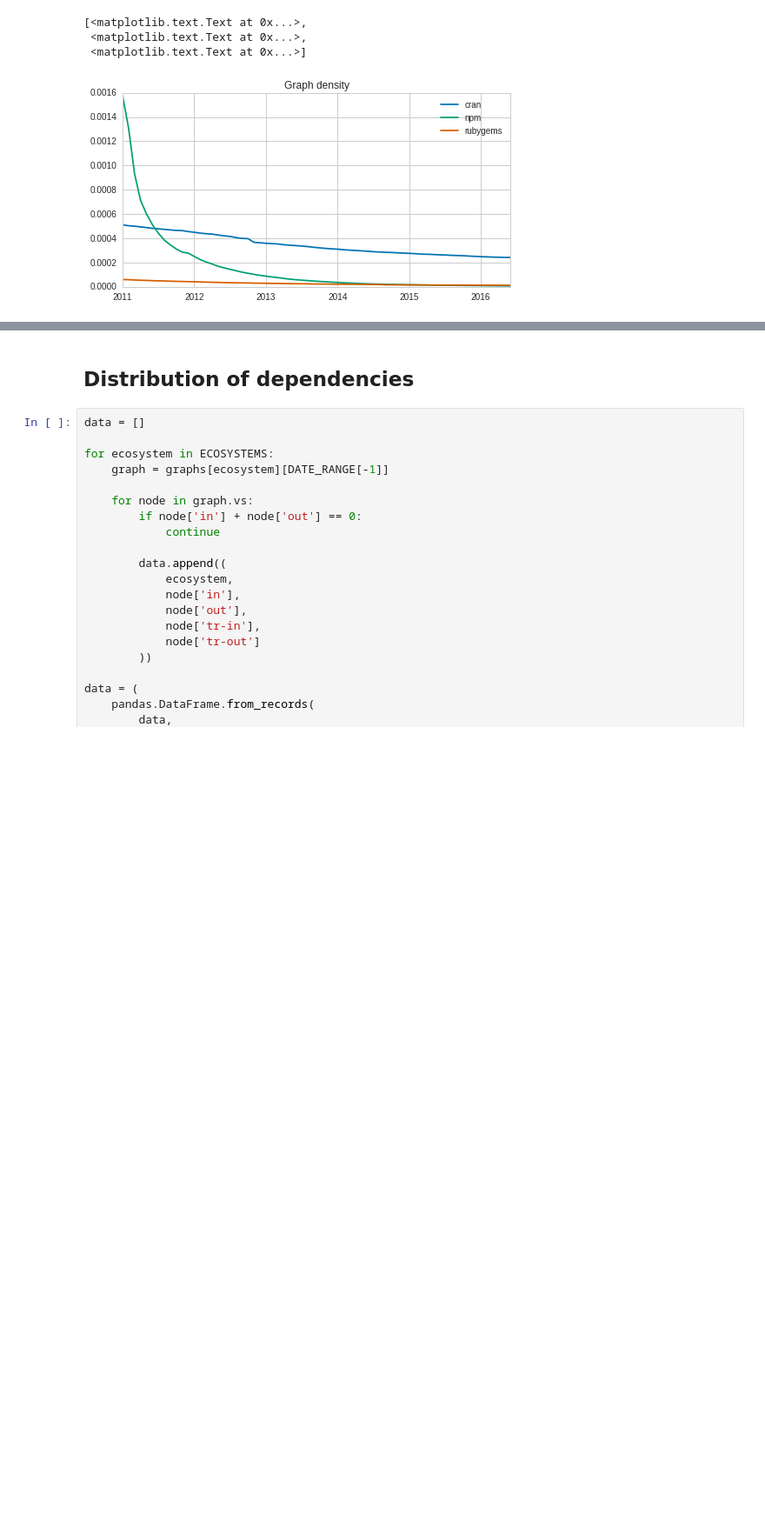
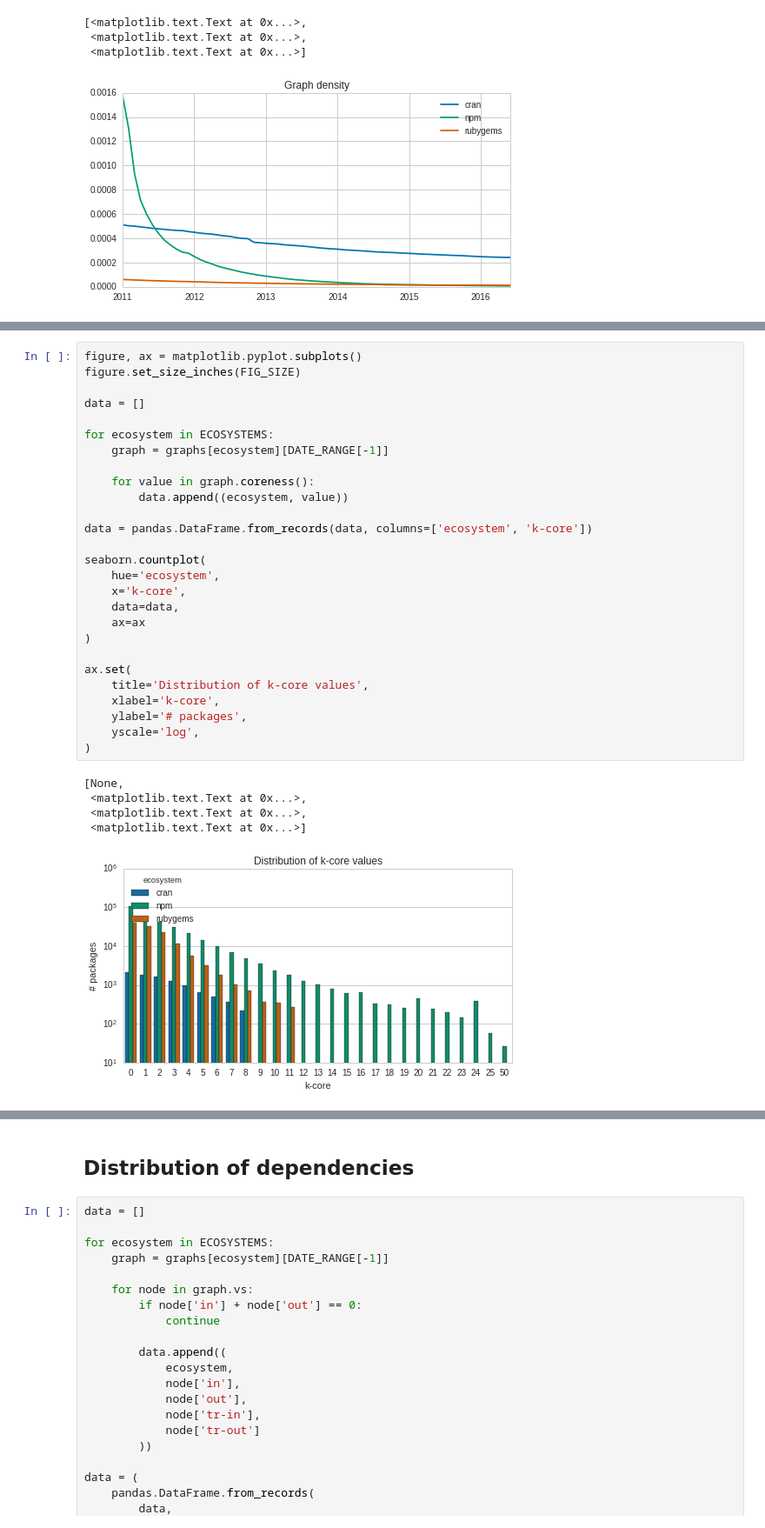
Before and after one commit to AlexandreDecan/ecos-emse, a Jupyter notebook: notebooks/Graphs metrics.ipynb, the cells around one changed output, grey strips where cells are left out. Shown at 87% size. Cells and saved outputs as stored; diff of their text form; blank space fills up the shorter version.

```diff
--- a/notebooks/Graphs metrics.ipynb
+++ b/notebooks/Graphs metrics.ipynb
@@ -124,0 +148,33 @@ ax.set(
+# %%
+figure, ax = matplotlib.pyplot.subplots()
+figure.set_size_inches(FIG_SIZE)
+
+data = []
+
+for ecosystem in ECOSYSTEMS:
+    graph = graphs[ecosystem][DATE_RANGE[-1]]
+
+    for value in graph.coreness():
+        data.append((ecosystem, value))
+
+data = pandas.DataFrame.from_records(data, columns=['ecosystem', 'k-core'])
+
+seaborn.countplot(
+    hue='ecosystem',
+    x='k-core',
+    data=data,
+    ax=ax
+)
+
+ax.set(
+    title='Distribution of k-core values',
+    xlabel='k-core',
+    ylabel='# packages',
+    yscale='log',
+)
+# %% [output]
+[None,
+ <matplotlib.text.Text at 0x...>,
+ <matplotlib.text.Text at 0x...>,
+ <matplotlib.text.Text at 0x...>]
+[figure, added]
```
Also changed, not shown: parts of 9 cells of this notebook.
